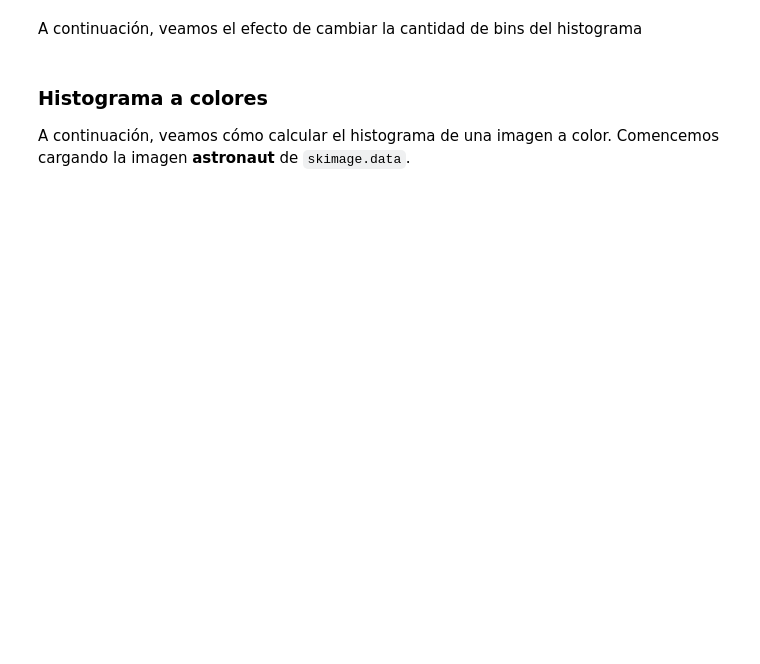
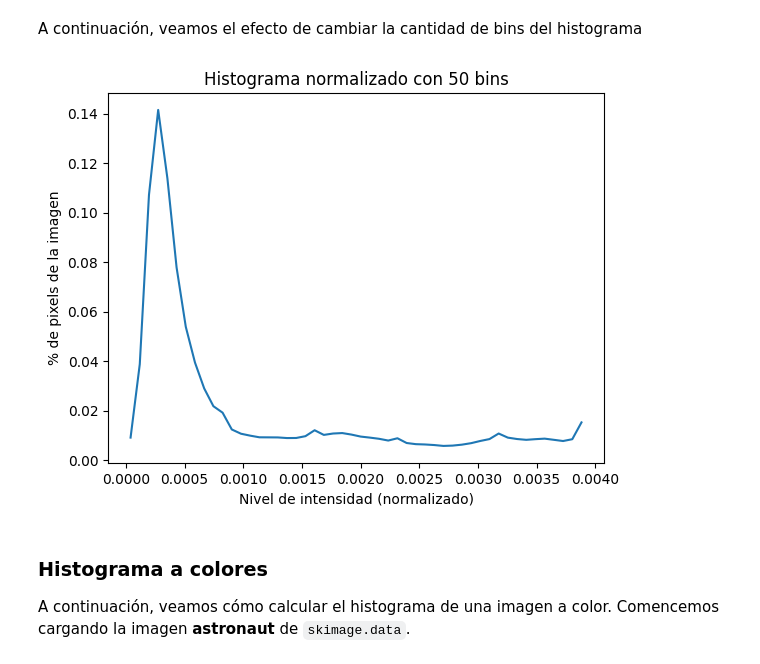
Before and after one commit to JayGhz/image-processing, a Jupyter notebook: week5/Histograma.ipynb, the cells around one changed output. Cells and saved outputs as stored; diff of their text form; code cells hidden in the pictures; blank space fills up the shorter version.

```diff
--- a/week5/Histograma.ipynb
+++ b/week5/Histograma.ipynb
@@ -42,15 +51,17 @@ plt.show()
 A continuación, veamos el efecto de cambiar la cantidad de bins del histograma
 # %%
 #@title El efecto de la cantidad de bins { run: "auto" }
-n_bins = 23 #@param {type:"slider", min:1, max:256, step:1}
+n_bins = 50 #@param {type:"slider", min:1, max:256, step:1}
 
 plt.figure()
 plt.title("Histograma normalizado con {} bins".format(n_bins))
 plt.xlabel("Nivel de intensidad (normalizado)")
 plt.ylabel("% de pixels de la imagen")
 hist, bins  = skimage.exposure.histogram(im/255., nbins=n_bins , normalize=True)
 plt.plot(bins, hist)
 plt.show()
+# %% [output]
+[figure, added]
 # %% [markdown]
 ### Histograma a colores
 
```
Also changed, not shown: parts of 13 cells of this notebook.
